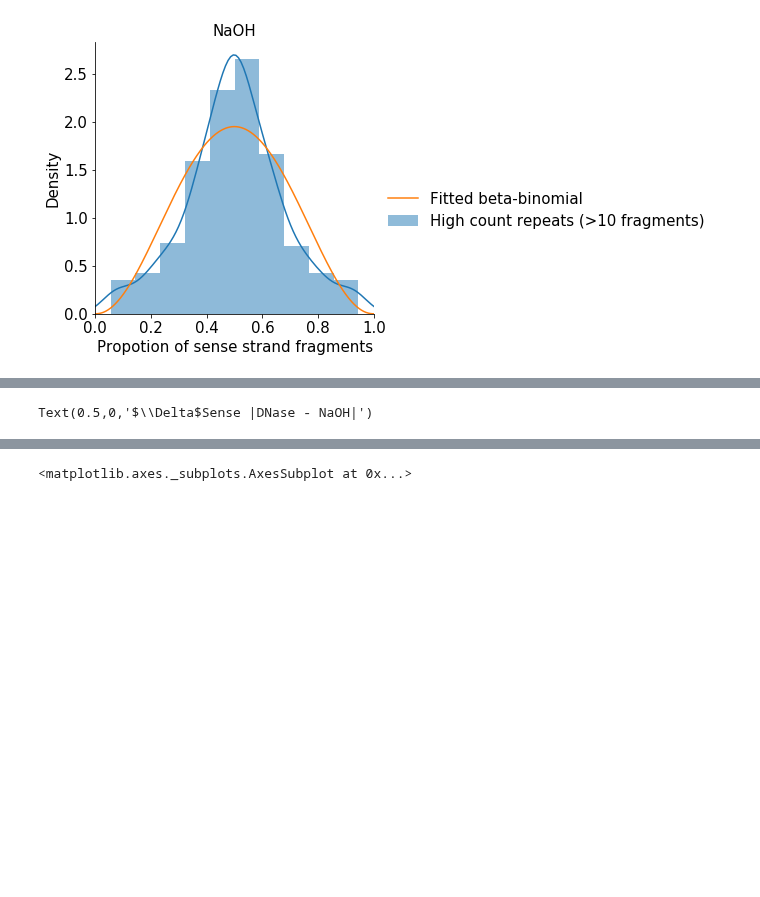
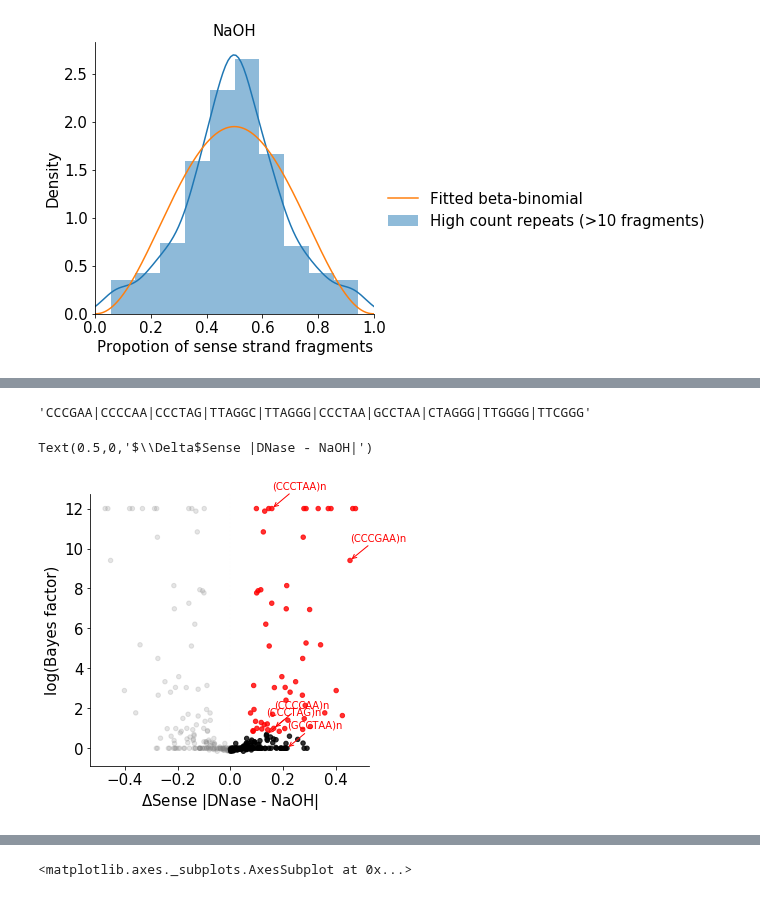
Before and after one commit to wckdouglas/cfNA, a Jupyter notebook: plots/plot_repeats.ipynb, the cells around one changed output, grey strips where cells are left out. Drawn from its saved outputs; the diff is of its cells as text; code cells hidden in the pictures; blank space fills up the shorter version.

```diff
--- a/plots/plot_repeats.ipynb
+++ b/plots/plot_repeats.ipynb
@@ -101,8 +105,16 @@ posterior_df[(posterior_df['DNase: eb_estimate'] > 0.5) & \
 # %% [output]
 | variable | gene_name | gene_id | DNase: alpha1 | DNase: antisense | DNase: average | DNase: beta1 | ... |
 | 272 | Simple_repeats:(TCCCC)n | Simple_repeats | 121.235263 | 85.0 | 0.581281 | 88.24144 | ... |
+# %%
+telo = 'CCCGAA|CCCCAA|CCCTAG|TTAGGC|TTAGGG'
+telo + '|' + reverse_complement(telo)
+# %% [output]
+'CCCGAA|CCCCAA|CCCTAG|TTAGGC|TTAGGG|CCCTAA|GCCTAA|CTAGGG|TTGGGG|TTCGGG'
 # %%
-fig = plt.figure()
+#https://repository.upenn.edu/cgi/viewcontent.cgi?article=3272&context=edissertations
+telo = 'TAACCC|CCCGAA|CCCCAA|CCCTAG|TTAGGC|TTAGGG'
+telo += '|' + reverse_complement(telo)
+fig = plt.figure(figsize=(5,5))
 epsilon = 1e-12
 x_val = 'delta_sense'
 ax = fig.add_subplot(111)
@@ -127,33 +139,34 @@ for lab, lab_df in  plot_bf_df.groupby('label'):
             data.append((x,y))
             if row['bayes_factor'] > 0 \
                     and row[x_val] > 0 \
-                    and re.search('TTAGGG|CCCTAA', row['gene_name']):
+                    and re.search(telo, row['gene_name']):
                 #re.search('telo|Sat|cen', row['gene_id']):
                 text.append(row['gene_name'])
 
                 ax.annotate(row['gene_name'].split(':')[1],
                     xy=(x, y), xycoords='data',
                     xytext=(x, y + 1), textcoords='data',
                     color = 'red',
                     arrowprops=dict(arrowstyle="->",
                             color = 'red',
                             connectionstyle="arc3"),
             )
             else:
                 text.append('')
             colors.append(row['color'])
         #spring_layout(ax, data, text, colors = colors)
     else:
         alpha = 0.2
         color = 'gray'
 
     lab_df.plot.scatter(x_val,'log_bf',
                         ax = ax,
                         color = lab_df.color,
                         alpha=alpha )
 plt.axvline(x = 0, linestyle=':', alpha=0.01, color='gray')
 sns.despine()
 ax.set_ylabel('log(Bayes factor)')
 ax.set_xlabel('$\Delta$Sense |DNase - NaOH|')
 # %% [output]
 Text(0.5,0,'$\\Delta$Sense |DNase - NaOH|')
+[figure, added]
```
Also changed, not shown: parts of 3 cells of this notebook, 5 other files.
